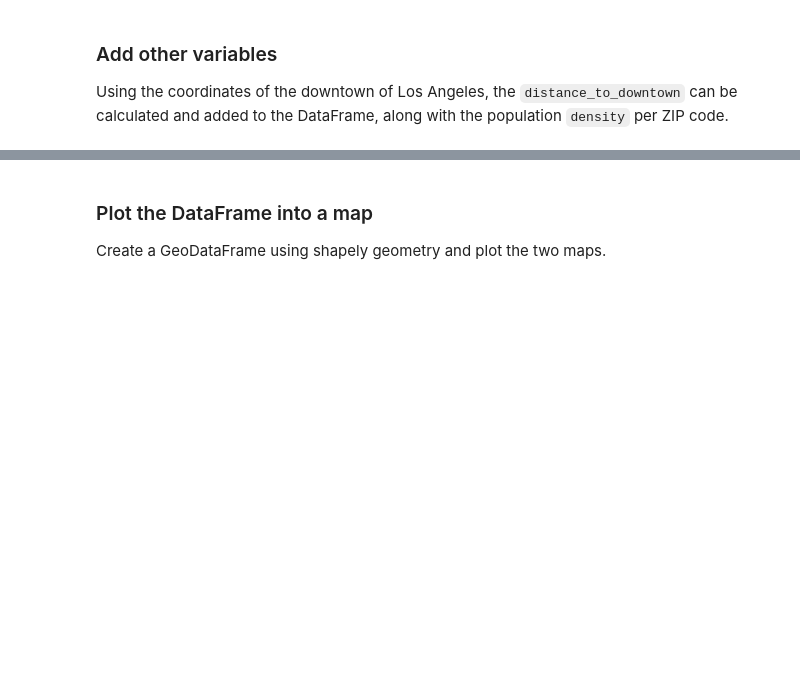
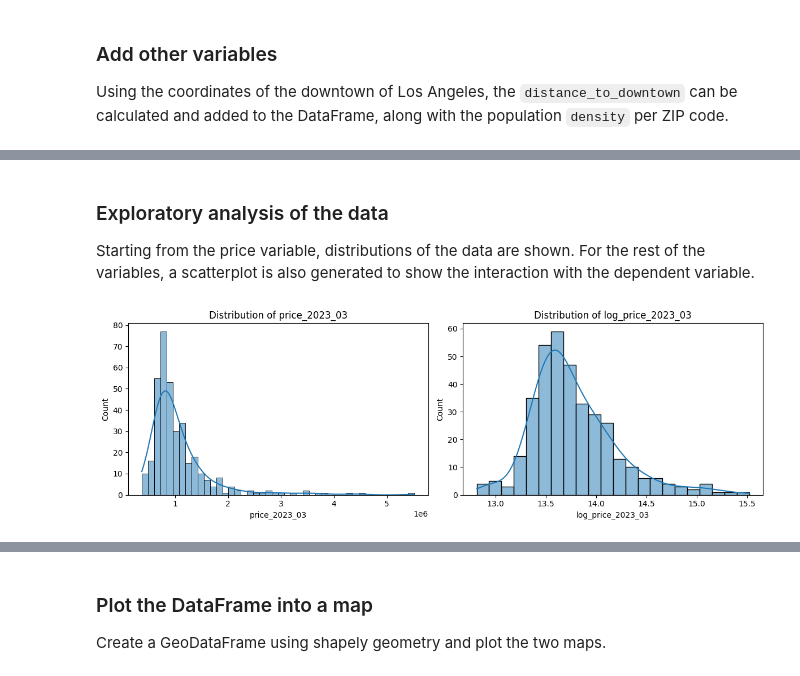
Before and after one commit to andreleo02/geospatial-analysis-project, a Jupyter notebook: analysis.ipynb, the cells around one changed output, grey strips where cells are left out. Saved outputs shown, nothing was run; the diff lists cells and outputs as text; code cells hidden in the pictures; blank space fills up the shorter version.

Commit message:
added plots and completed analysis

```diff
--- a/analysis.ipynb
+++ b/analysis.ipynb
@@ -130,3 +138,17 @@ merged_df.head()
 # %%
 # Save the result
 merged_df.to_csv("data/zillow_ndvi_merged.csv", index=False)
+# %% [markdown]
+### Exploratory analysis of the data
+Starting from the price variable, distributions of the data are shown. For the rest of the variables, a scatterplot is also generated to show the interaction with the dependent variable.
+# %%
+fig, axes = plt.subplots(1, 2, figsize=(12, 4))
+for (idx, col) in enumerate(['price_2023_03', 'log_price_2023_03']):
+    sns.histplot(data=merged_df, x=col, kde=True, ax=axes[idx])
+    axes[idx].set_title(f"Distribution of {col}")
+
+plt.tight_layout()
+plt.savefig('plots/price_distibutions.png')
+plt.show()
+# %% [output]
+[figure, added]
```
Also changed, not shown: parts of 23 cells of this notebook, 11 other files.
